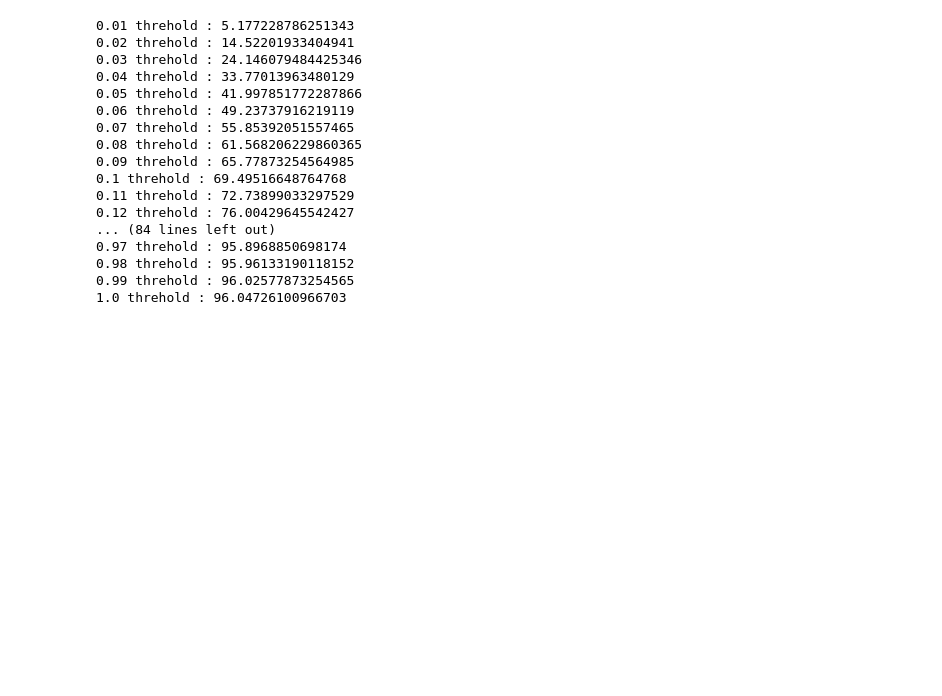
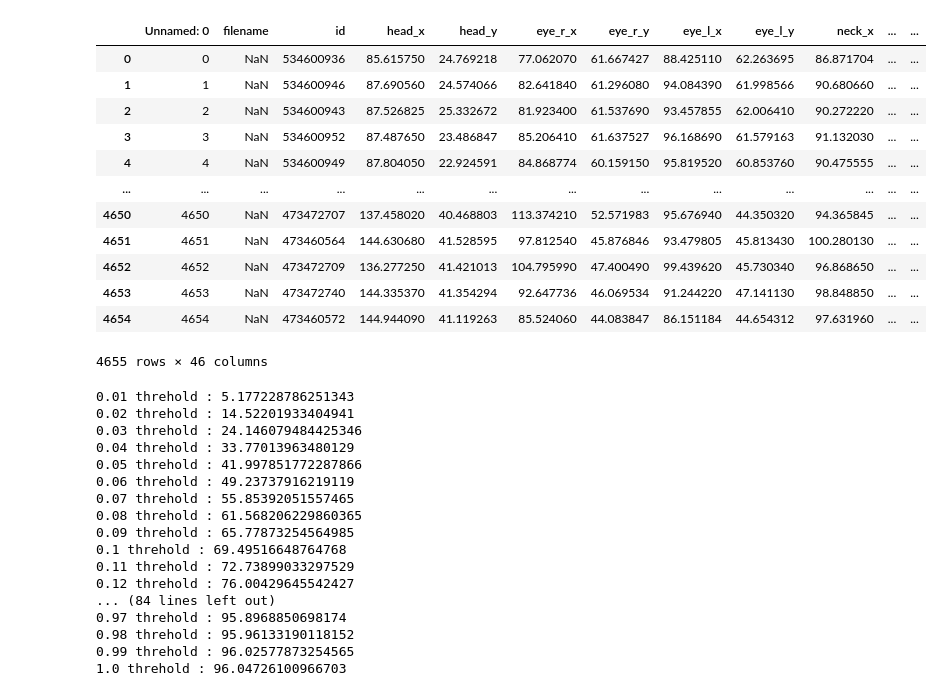
Before and after one commit to SeHwanYoo/ViTPose, a Jupyter notebook: evaluate.ipynb, the cells around one changed output. Drawn from its saved outputs; the diff is of its cells as text; code cells hidden in the pictures; blank space fills up the shorter version.

```diff
--- a/evaluate.ipynb
+++ b/evaluate.ipynb
@@ -6,28 +6,44 @@ import numpy as np
 # %%
 # img = '000000.png'
 # img_id = 534600936
 # head = [85.56447, 24.732826]
 # eye_r = [77.036545, 61.643562]
 # eye_l = [88.15402, 62.289528]
 # neck = [87.04971, 83.33402]
 
-img_id = []
-head = []
+# img_id = []
+# head = []
 
-f = open('C:/Users/user/Desktop/models/vitpose/20221015/result_keypoints.txt', 'r')
-    # print(f)
-while True:
-    line = f.readline()
-    if not line: break
-    img_id_axis = line.split('//')[1].replace(' ', '')
-    img_id.append(int(img_id_axis))
-    head_axis = line.split('//')[2].split('],')[0].replace('[', '').replace(' ', '').split(',')
-    head.append([head_axis[0], head_axis[1]])
+# f = open('C:/Users/user/Desktop/models/vitpose/20221015/result_keypoints.txt', 'r')
+#     # print(f)
+# while True:
+#     line = f.readline()
+#     if not line: break
+#     img_id_axis = line.split('//')[1].replace(' ', '')
+#     img_id.append(int(img_id_axis))
+#     head_axis = line.split('//')[2].split('],')[0].replace('[', '').replace(' ', '').split(',')
+#     head.append([head_axis[0], head_axis[1]])
 
-f.close()
+# f.close()
 
 # head, img_id
 # img_id
+df = pd.read_csv(os.path.join('/Users/sehwan/Dropbox/test', 'result_keypoints.csv'))
+df
+# %% [output]
+|  | Unnamed: 0 | filename | id | head_x | head_y | eye_r_x | eye_r_y | eye_l_x | eye_l_y | neck_x | ... | ... |
+| 0 | 0 | NaN | 534600936 | 85.615750 | 24.769218 | 77.062070 | 61.667427 | 88.425110 | 62.263695 | 86.871704 | ... | ... |
+| 1 | 1 | NaN | 534600946 | 87.690560 | 24.574066 | 82.641840 | 61.296080 | 94.084390 | 61.998566 | 90.680660 | ... | ... |
+| 2 | 2 | NaN | 534600943 | 87.526825 | 25.332672 | 81.923400 | 61.537690 | 93.457855 | 62.006410 | 90.272220 | ... | ... |
+| 3 | 3 | NaN | 534600952 | 87.487650 | 23.486847 | 85.206410 | 61.637527 | 96.168690 | 61.579163 | 91.132030 | ... | ... |
+| 4 | 4 | NaN | 534600949 | 87.804050 | 22.924591 | 84.868774 | 60.159150 | 95.819520 | 60.853760 | 90.475555 | ... | ... |
+| ... | ... | ... | ... | ... | ... | ... | ... | ... | ... | ... | ... | ... |
+| 4650 | 4650 | NaN | 473472707 | 137.458020 | 40.468803 | 113.374210 | 52.571983 | 95.676940 | 44.350320 | 94.365845 | ... | ... |
+| 4651 | 4651 | NaN | 473460564 | 144.630680 | 41.528595 | 97.812540 | 45.876846 | 93.479805 | 45.813430 | 100.280130 | ... | ... |
+| 4652 | 4652 | NaN | 473472709 | 136.277250 | 41.421013 | 104.795990 | 47.400490 | 99.439620 | 45.730340 | 96.868650 | ... | ... |
+| 4653 | 4653 | NaN | 473472740 | 144.335370 | 41.354294 | 92.647736 | 46.069534 | 91.244220 | 47.141130 | 98.848850 | ... | ... |
+| 4654 | 4654 | NaN | 473460572 | 144.944090 | 41.119263 | 85.524060 | 44.083847 | 86.151184 | 44.654312 | 97.631960 | ... | ... |
+4655 rows × 46 columns
 # %%
 def calc_distance(arr1, arr2):
     arr1 = np.array(arr1, dtype=float)
```
Also changed, not shown: parts of 1 cell of this notebook, 2 other files.
